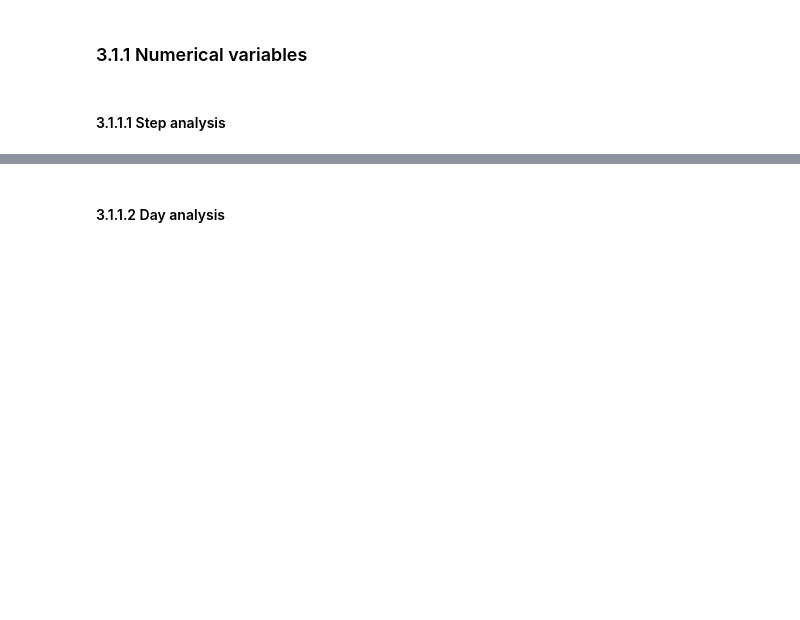
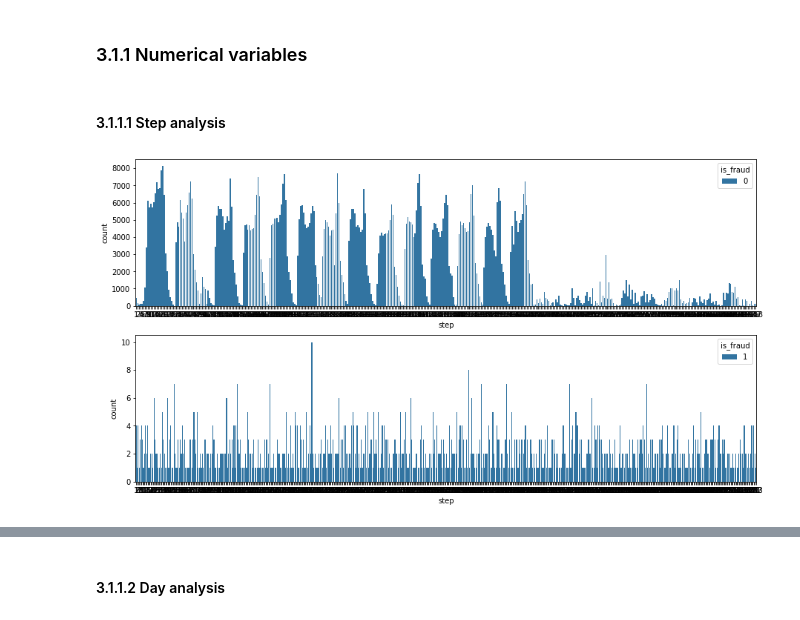
Before and after one commit to LessioGuilherme/pa002_block_fraud_company, a Jupyter notebook: notebooks/pa002_block_fraud_company_sprint01.ipynb, the cells around one changed output, grey strips where cells are left out. Cells and saved outputs as stored; diff of their text form; code cells hidden in the pictures; blank space fills up the shorter version.

Commit message:
Sprint01 of pa002_block_fraud_company

```diff
--- a/notebooks/pa002_block_fraud_company_sprint01.ipynb
+++ b/notebooks/pa002_block_fraud_company_sprint01.ipynb
@@ -486,7 +486,7 @@ df2.to_csv('df2.csv', index=False)
 # %% [markdown]
 # 3.0 Exploratory Data Analysis (EDA)
 # %%
-df3 = pd.read_csv('df2.csv')
+df3 = pd.read_csv('C:/Users/Guilherme/Repos/Dataset pa002/df2.csv')
 # %% [markdown]
 ## 3.1 Univariate Analysis
 # %%
@@ -495,3 +501,9 @@ df3.columns
 ### 3.1.1 Numerical variables
 # %% [markdown]
 #### 3.1.1.1 Step analysis
+# %%
+fig, axs = plt.subplots(nrows= 2, figsize = (15,8))
+sns.countplot(x = 'step', data=df3[df3['is_fraud']==0], hue='is_fraud',ax=axs[0]);
+sns.countplot(x = 'step', data=df3[df3['is_fraud']==1], hue='is_fraud',ax=axs[1]);
+# %% [output]
+[figure, added]
```
Also changed, not shown: parts of 35 cells of this notebook.
